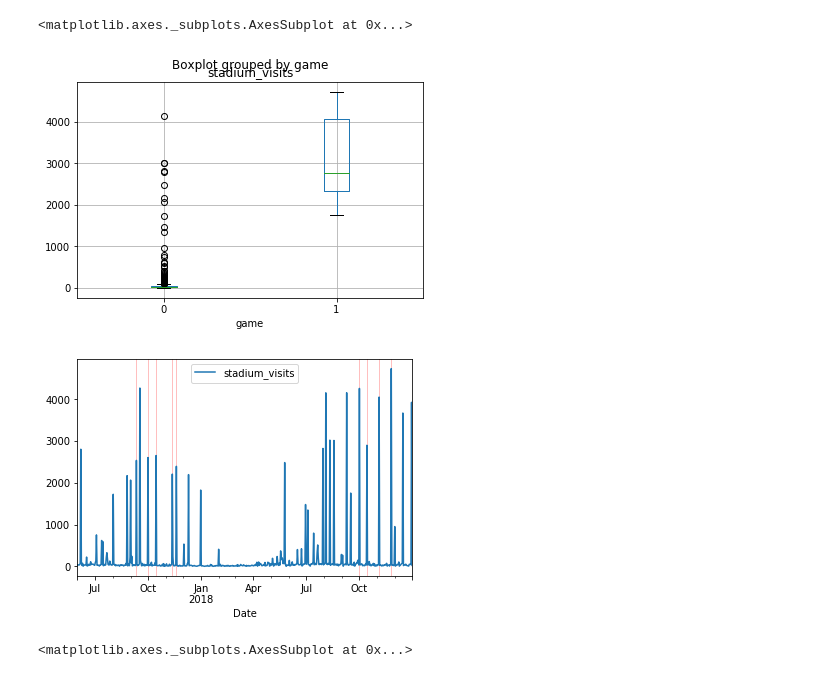
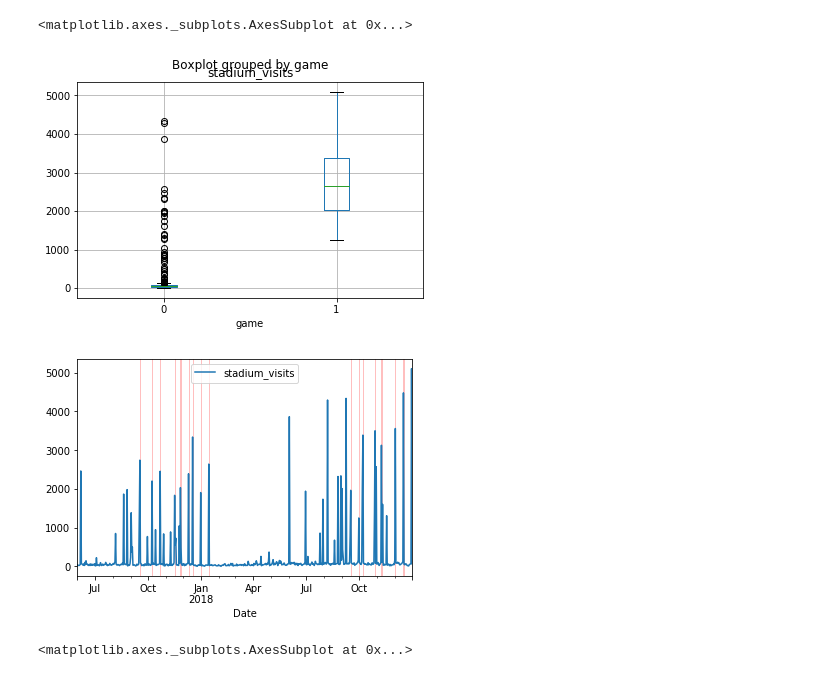
Before and after one commit to d-sedov/stadiums, a Jupyter notebook: data-construction/football/football-panel.ipynb, the cells around one changed output. Cells and saved outputs as stored; diff of their text form; code cells hidden in the pictures.

```diff
--- a/data-construction/football/football-panel.ipynb
+++ b/data-construction/football/football-panel.ipynb
@@ -95,8 +95,8 @@ pd.options.display.max_rows = 600
 ################################ Constants #####################################
 
 project_folder = '/home/user/projects/stadiums'
-teams_output_folder = os.path.join(project_folder, 'data/football/teams/')
-games_output_folder = os.path.join(project_folder, 'data/football/games/')
+teams_output_folder = os.path.join(project_folder, 'data/input/football/teams/')
+games_output_folder = os.path.join(project_folder, 'data/input/football/games/')
 
 ################################################################################
 # %%
@@ -220,6 +220,27 @@ def import_games_visits(year, code):
     data['game'] = 1 - data['team_code'].isnull().astype('int')
     data['team'] = code
 
+    # Manual entry of games for playoff-participating teams
+    if code == 'nor':
+        data.loc[data.Date == '2018-01-07', 'game'] = 1
+    if code == 'min':
+        data.loc[data.Date == '2018-01-14', 'game'] = 1
+        data.loc[data.Date == '2018-02-04', 'game'] = 1
+    if code == 'phi':
+        data.loc[data.Date == '2018-01-13', 'game'] = 1
+        data.loc[data.Date == '2018-01-21', 'game'] = 1
+    if code == 'ram':
+        data.loc[data.Date == '2018-01-06', 'game'] = 1
+    if code == 'jax':
+        data.loc[data.Date == '2018-01-07', 'game'] = 1
+    if code == 'kan':
+        data.loc[data.Date == '2018-01-06', 'game'] = 1
+    if code == 'pit':
+        data.loc[data.Date == '2018-01-14', 'game'] = 1
+    if code == 'nwe':
+        data.loc[data.Date == '2018-01-13', 'game'] = 1
+        data.loc[data.Date == '2018-01-21', 'game'] = 1
+
     # Visits to integer
     data['stadium_visits'] = data['stadium_visits'].astype('int')
 
@@ -234,28 +255,28 @@ def import_code_data(code):
 
 ################################################################################
 # %%
-test2 = import_code_data('den')
+test2 = import_code_data('pit')
 # %%
 test2.boxplot(column = ['stadium_visits'], by = 'game')
 # %% [output]
 <matplotlib.axes._subplots.AxesSubplot at 0x...>
-[figure, old version]
+[figure, new version]
 # %%
 ax = test2.plot(x = 'Date', y = 'stadium_visits')
 
 def highlight(indices, ax):
     i = 0
     while i < len(indices) - 1:
         ax.axvspan(test2.Date[indices[i]],
-                   test2.Date[indices[i] + 1],
+                   test2.Date[indices[i] + 2],
                    facecolor = 'red',
                    edgecolor = 'none',
                    alpha = 0.25)
         i += 1
 
 highlight(test2[test2['game'] == 1].index, ax)
 # %% [output]
-[figure, old version]
+[figure, new version]
 # %%
 data = [import_code_data(x) for x in stadiums.index]
 # %%
```
Also changed, not shown: parts of 2 cells of this notebook, 6 other files.
